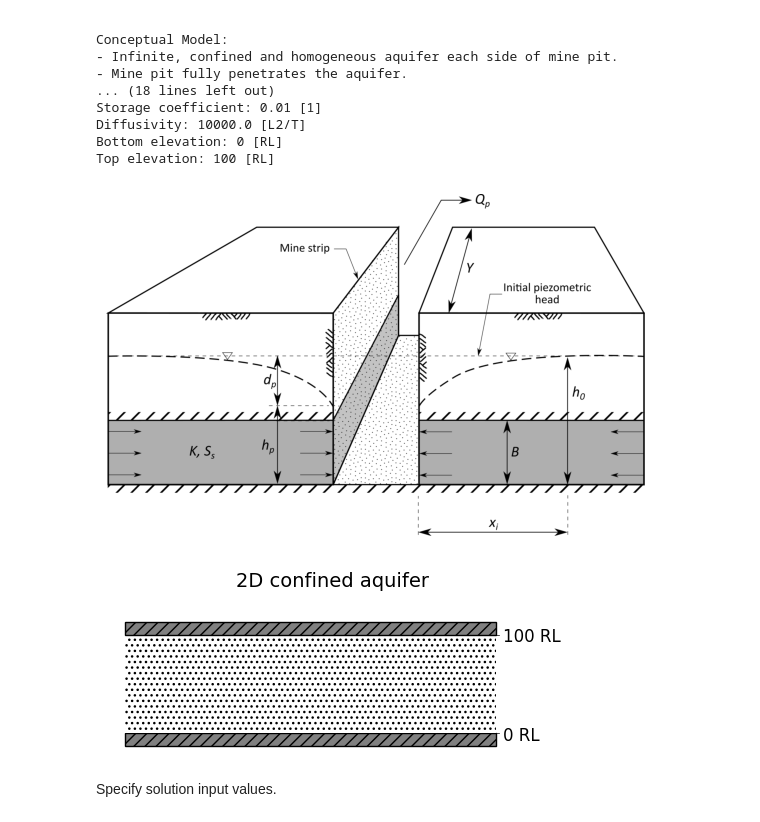
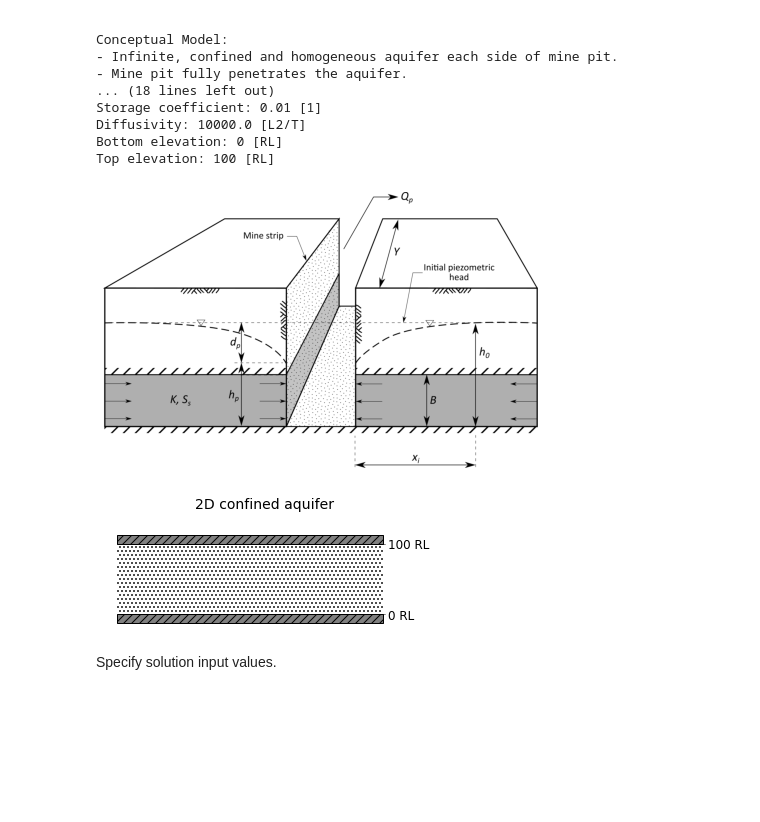
Before and after one commit to Moofbytes/pygaf_notebooks, a Jupyter notebook: pygaf_mine_flow.ipynb, the cells around one changed output. Saved outputs shown, nothing was run; the diff lists cells and outputs as text; code cells hidden in the pictures; blank space fills up the shorter version.

```diff
--- a/pygaf_mine_flow.ipynb
+++ b/pygaf_mine_flow.ipynb
@@ -170,11 +171,11 @@ Diffusivity: 10000.0 [L2/T]
 Bottom elevation: 0 [RL]
 Top elevation: 100 [RL]
 # %%
-S9.draw(dw=7)
+S9.draw(dw=8)
 S9.aq.draw()
 # %% [output]
-[figure, old version]
+[figure, new version]
-[figure, old version]
+[figure, new version]
 # %% [markdown]
 Specify solution input values.
 # %%
```
Also changed, not shown: parts of 30 cells of this notebook, 6 other files.
